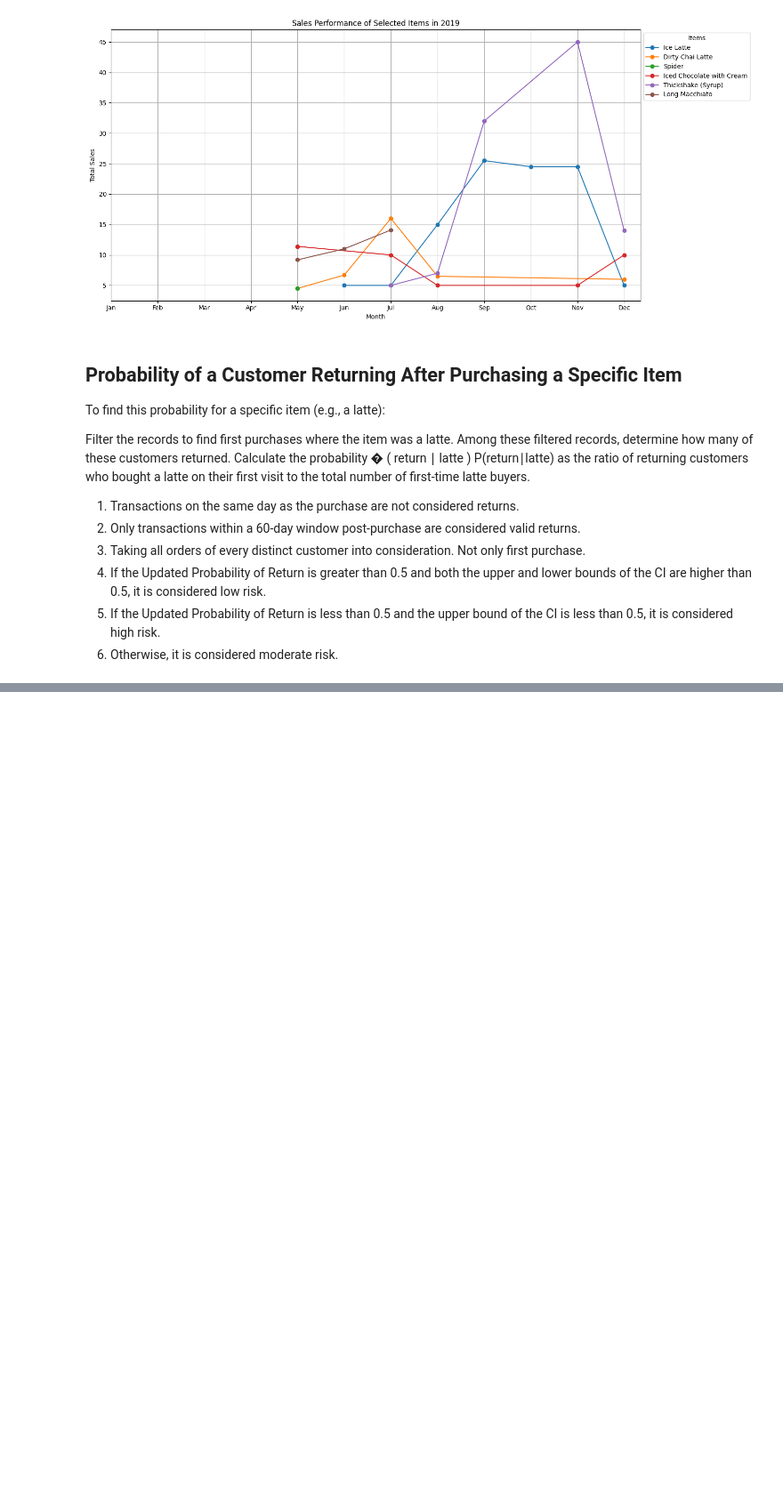
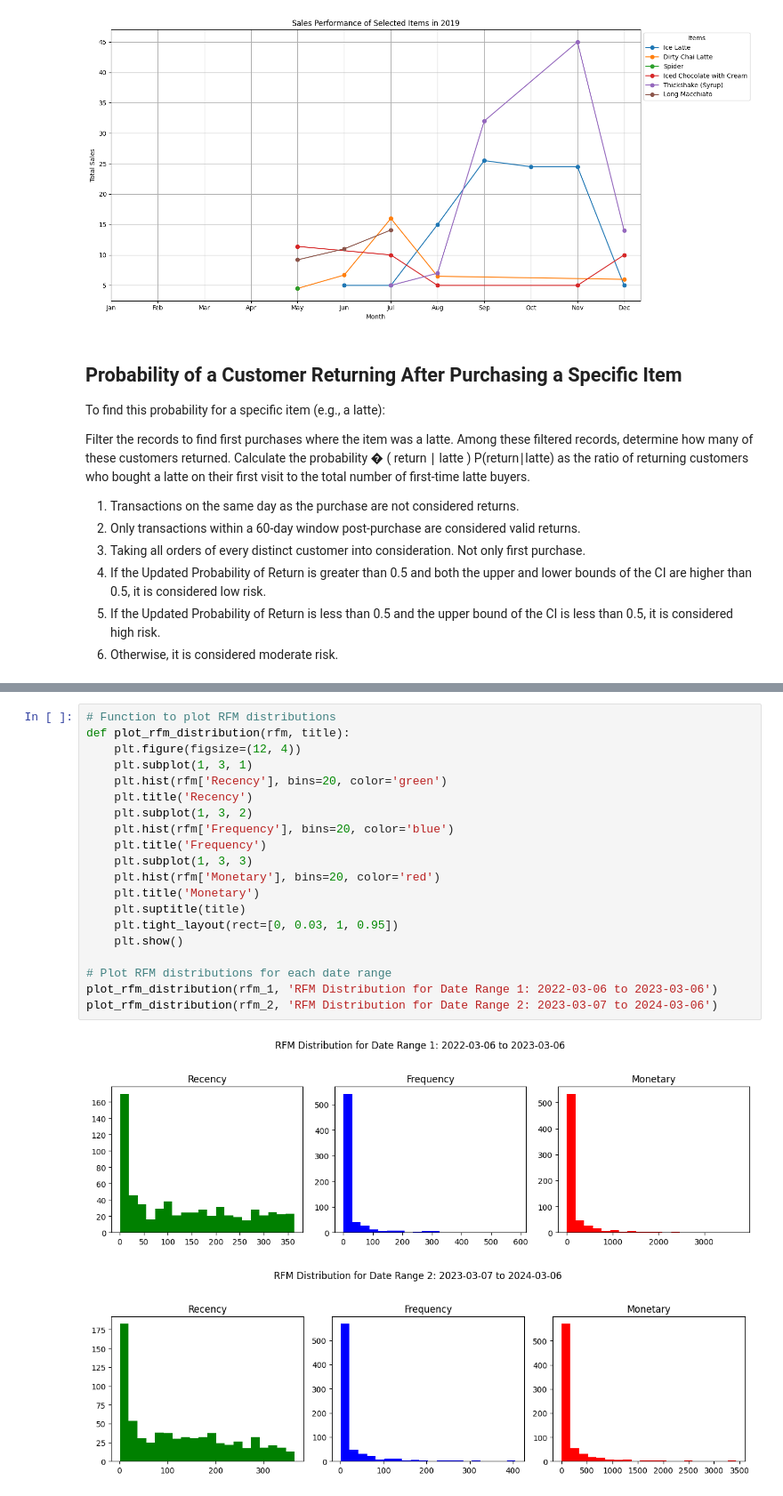
Before and after one commit to HanL1223/JR_Recommender, a Jupyter notebook: projects/cafe-analytics/product_analysis.ipynb, the cells around one changed output, grey strips where cells are left out. Shown at 89% size. Cells and saved outputs as stored; diff of their text form; blank space fills up the shorter version.

```diff
--- a/projects/cafe-analytics/product_analysis.ipynb
+++ b/projects/cafe-analytics/product_analysis.ipynb
@@ -640,0 +692,23 @@ results_df.to_csv('conditional_probability_results_with_wilson_ci.csv', index=Fa
+# %%
+# Function to plot RFM distributions
+def plot_rfm_distribution(rfm, title):
+    plt.figure(figsize=(12, 4))
+    plt.subplot(1, 3, 1)
+    plt.hist(rfm['Recency'], bins=20, color='green')
+    plt.title('Recency')
+    plt.subplot(1, 3, 2)
+    plt.hist(rfm['Frequency'], bins=20, color='blue')
+    plt.title('Frequency')
+    plt.subplot(1, 3, 3)
+    plt.hist(rfm['Monetary'], bins=20, color='red')
+    plt.title('Monetary')
+    plt.suptitle(title)
+    plt.tight_layout(rect=[0, 0.03, 1, 0.95])
+    plt.show()
+
+# Plot RFM distributions for each date range
+plot_rfm_distribution(rfm_1, 'RFM Distribution for Date Range 1: 2022-03-06 to 2023-03-06')
+plot_rfm_distribution(rfm_2, 'RFM Distribution for Date Range 2: 2023-03-07 to 2024-03-06')
+# %% [output]
+[figure, added]
+[figure, added]
```
Also changed, not shown: parts of 39 cells of this notebook, 4 other files.
